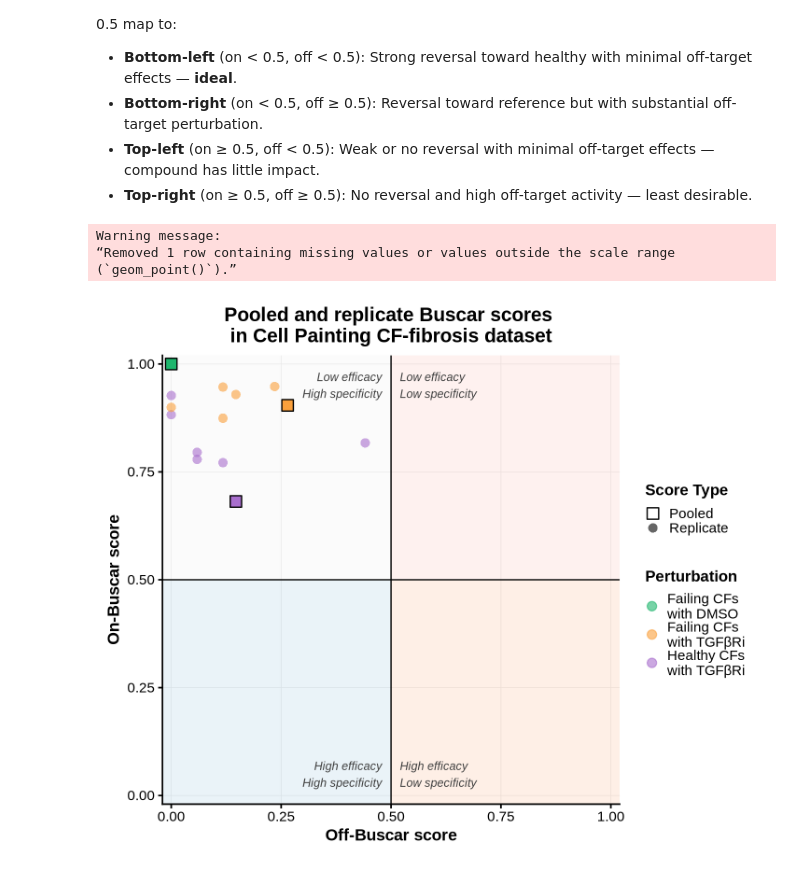
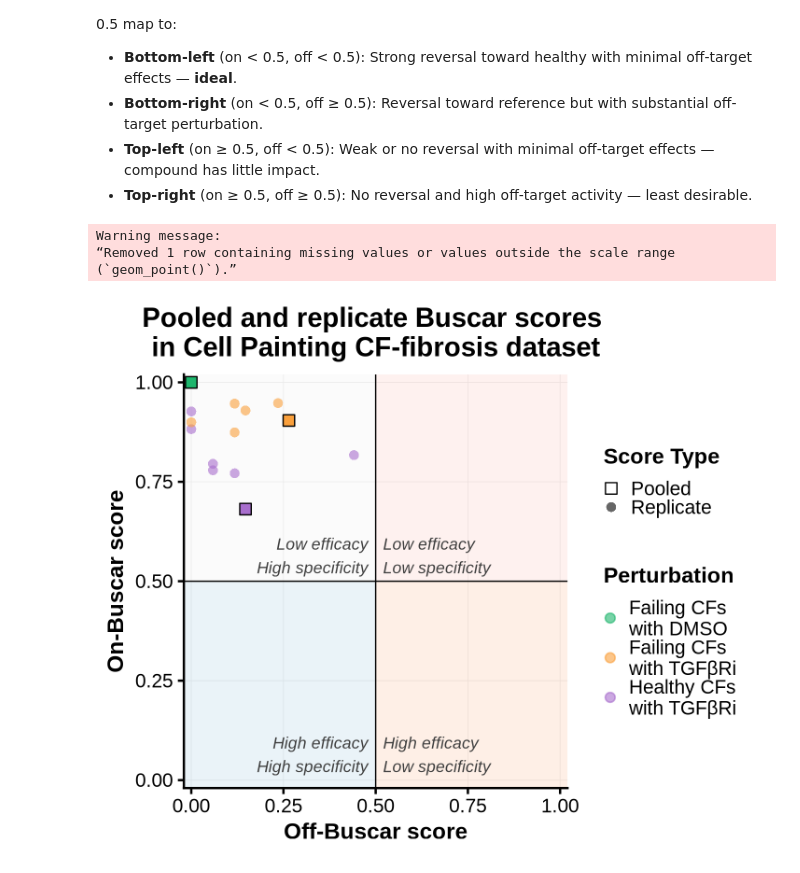
Before and after one commit to WayScience/buscar, a Jupyter notebook: notebooks/1.cfret-analysis/plots/4.cfret-compound-scores-plot.ipynb, the cells around one changed output. Drawn from its saved outputs; the diff is of its cells as text; code cells hidden in the pictures.

Commit message:
figure update and updated readme

```diff
--- a/notebooks/1.cfret-analysis/plots/4.cfret-compound-scores-plot.ipynb
+++ b/notebooks/1.cfret-analysis/plots/4.cfret-compound-scores-plot.ipynb
@@ -83,13 +83,13 @@ replicate_scores_plot <- ggplot() +
 
   # Quadrant annotation labels
   annotate("text", x = 0.48, y = 0.02, label = "High efficacy\nHigh specificity",
-           hjust = 1, vjust = 0, size = 5.3, fontface = "italic", color = "gray25") +
-  annotate("text", x = 0.48, y = 0.98, label = "Low efficacy\nHigh specificity",
-           hjust = 1, vjust = 1, size = 5.3, fontface = "italic", color = "gray25") +
+           hjust = 1, vjust = 0, size = 7.4, fontface = "italic", color = "gray25") +
+  annotate("text", x = 0.48, y = 0.52, label = "Low efficacy\nHigh specificity",
+           hjust = 1, vjust = 0, size = 7.4, fontface = "italic", color = "gray25") +
   annotate("text", x = 0.52, y = 0.02, label = "High efficacy\nLow specificity",
-           hjust = 0, vjust = 0, size = 5.3, fontface = "italic", color = "gray25") +
-  annotate("text", x = 0.52, y = 0.98, label = "Low efficacy\nLow specificity",
-           hjust = 0, vjust = 1, size = 5.3, fontface = "italic", color = "gray25") +
+           hjust = 0, vjust = 0, size = 7.4, fontface = "italic", color = "gray25") +
+  annotate("text", x = 0.52, y = 0.52, label = "Low efficacy\nLow specificity",
+           hjust = 0, vjust = 0, size = 7.4, fontface = "italic", color = "gray25") +
 
   # Data points: individual replicates (dots)
   geom_point(data = replicate_scores_df, aes(x = off_buscar_scores, y = on_buscar_scores, color = perturbation, shape = "Replicate"),
@@ -119,38 +119,38 @@ replicate_scores_plot <- ggplot() +
     )
   ) +
   scale_shape_manual(
     name = "Score Type",
     values = c("Replicate" = 16, "Pooled" = 22)
   ) +
   scale_x_continuous(limits = c(0, 1), breaks = seq(0, 1, 0.25), expand = expansion(mult = 0.02)) +
   scale_y_continuous(limits = c(0, 1), breaks = seq(0, 1, 0.25), expand = expansion(mult = 0.02)) +
   guides(fill = "none") +
 
   # Labels
   labs(
     x        = "Off-Buscar score",
     y        = "On-Buscar score",
     title    = "Pooled and replicate Buscar scores \nin Cell Painting CF-fibrosis dataset",
     color    = "Perturbation"
   ) +
 
   # Theme
-  theme_classic(base_size = 22) +
+  theme_classic(base_size = 31) +
   theme(
-    plot.title       = element_text(hjust = 0.5, face = "bold", size = 25),
-    plot.subtitle    = element_text(hjust = 0.5, color = "gray40", size = 18, margin = margin(b = 8)),
-    axis.title       = element_text(face = "bold", size = 21),
-    axis.text        = element_text(size = 18),
+    plot.title       = element_text(hjust = 0.5, face = "bold", size = 35),
+    plot.subtitle    = element_text(hjust = 0.5, color = "gray40", size = 25, margin = margin(b = 8)),
+    axis.title       = element_text(face = "bold", size = 29),
+    axis.text        = element_text(size = 25),
     legend.position  = "right",
-    legend.title     = element_text(face = "bold", size = 20),
-    legend.text      = element_text(size = 18),
+    legend.title     = element_text(face = "bold", size = 28),
+    legend.text      = element_text(size = 25),
     panel.grid.major = element_line(color = "gray88", linewidth = 0.4),
     plot.margin      = margin(15, 15, 15, 15)
   )
 
 replicate_scores_plot
 # %% [output]
 Warning message:
 “Removed 1 row containing missing values or values outside the scale range
 (`geom_point()`).”
-[figure, old version]
+[figure, new version]
```
Also changed, not shown: 13 other files.
